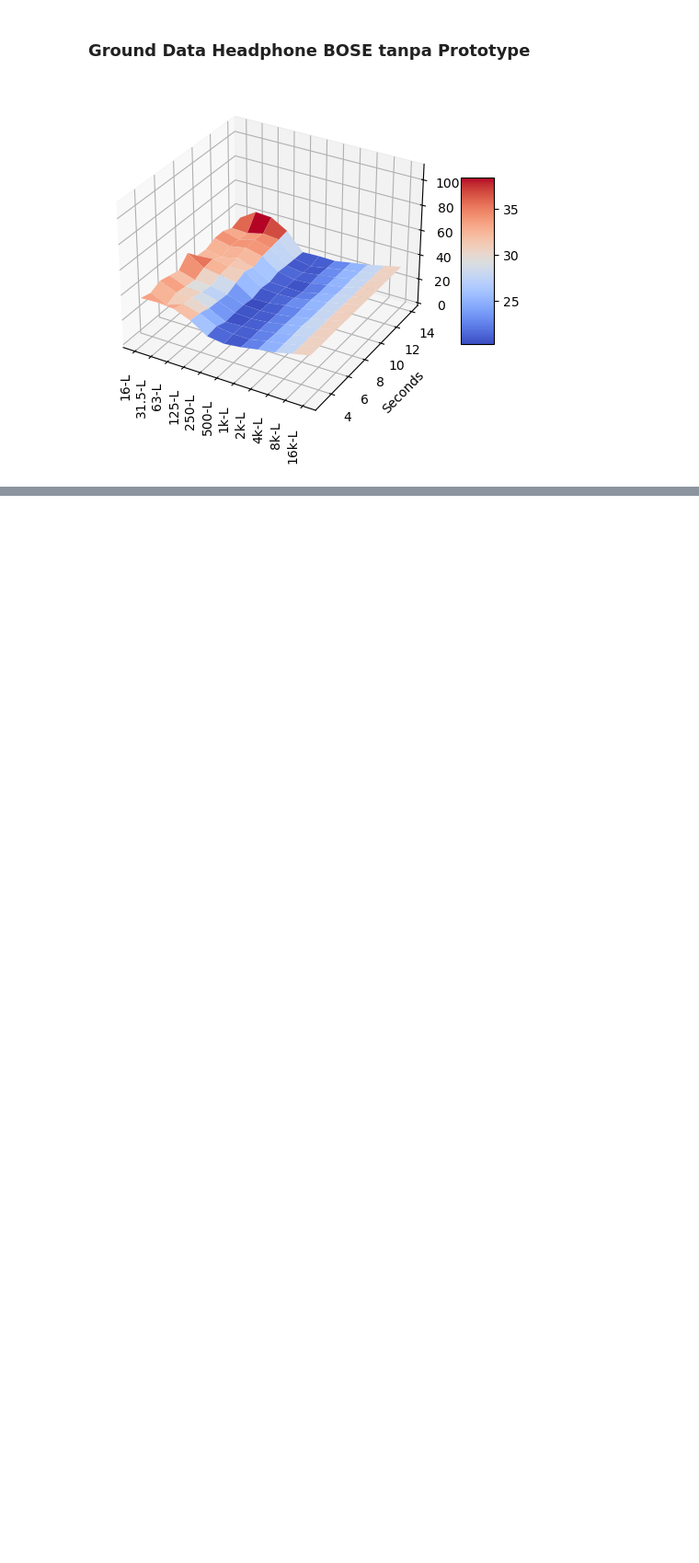
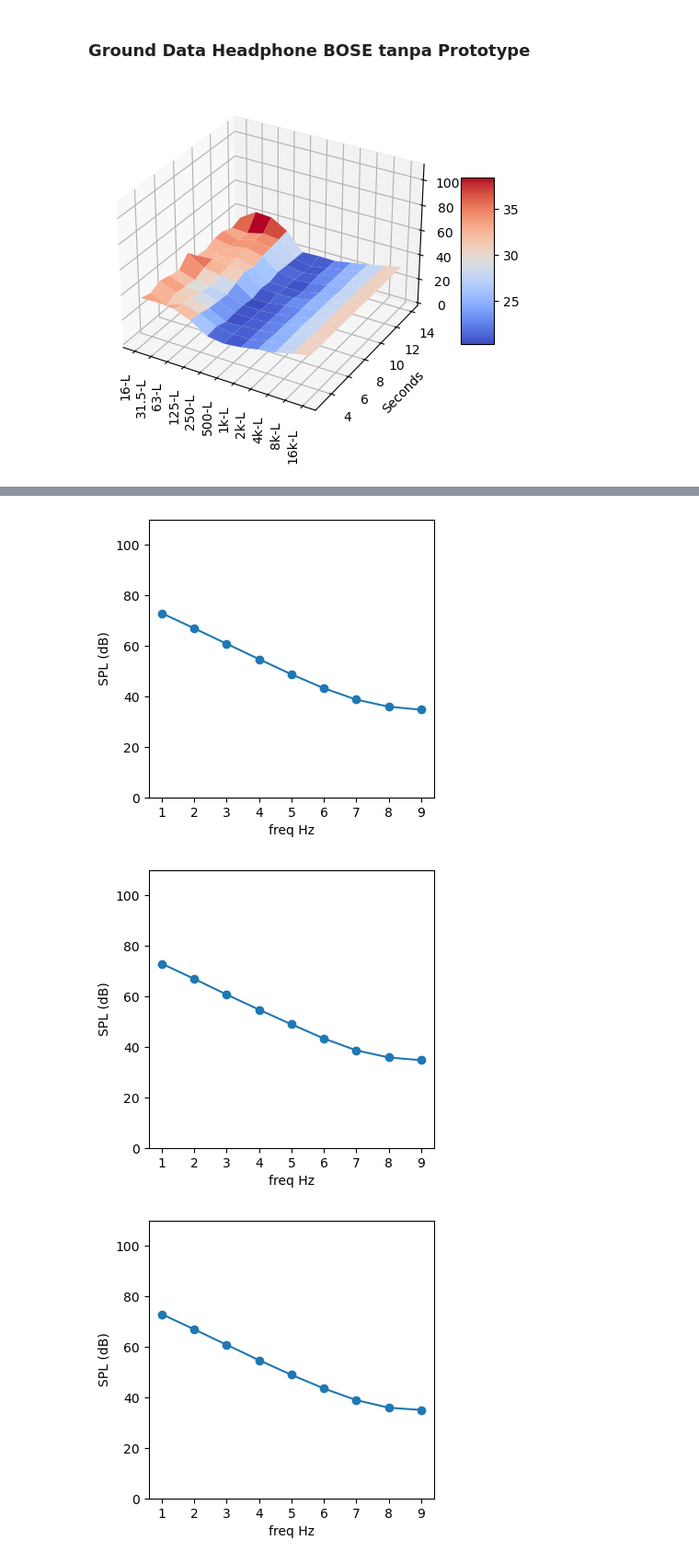
Before and after one commit to VibrasticLab/pikoakustik, a Jupyter notebook: document/hasil_ukur_lanjutan/python/ITBDataProcess.ipynb, the cells around one changed output, grey strips where cells are left out. Shown: that part at 92% size. Cells and saved outputs as stored; diff of their text form; code cells hidden in the pictures; blank space fills up the shorter version.

```diff
--- a/document/hasil_ukur_lanjutan/python/ITBDataProcess.ipynb
+++ b/document/hasil_ukur_lanjutan/python/ITBDataProcess.ipynb
@@ -86,0 +91,8 @@ PlotSPLPoint(datpol.Ukur_OutDown, datpol.Day3_Bose1_Down[0,0,:])
+# %%
+PlotSPLPoint(datpol.Ukur_OutDown, datpol.Day3_Bose1_Up[0,0,:])
+PlotSPLPoint(datpol.Ukur_OutDown, datpol.Day3_Bose1_Up[1,0,:])
+PlotSPLPoint(datpol.Ukur_OutDown, datpol.Day3_Bose1_Up[2,0,:])
+# %% [output]
+[figure, added]
+[figure, added]
+[figure, added]
```
Also changed, not shown: parts of 1 cell of this notebook.
